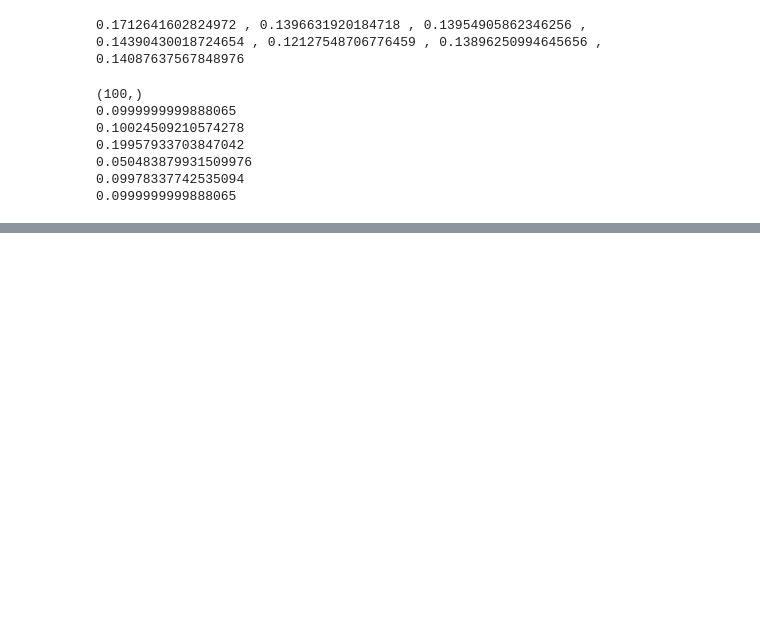
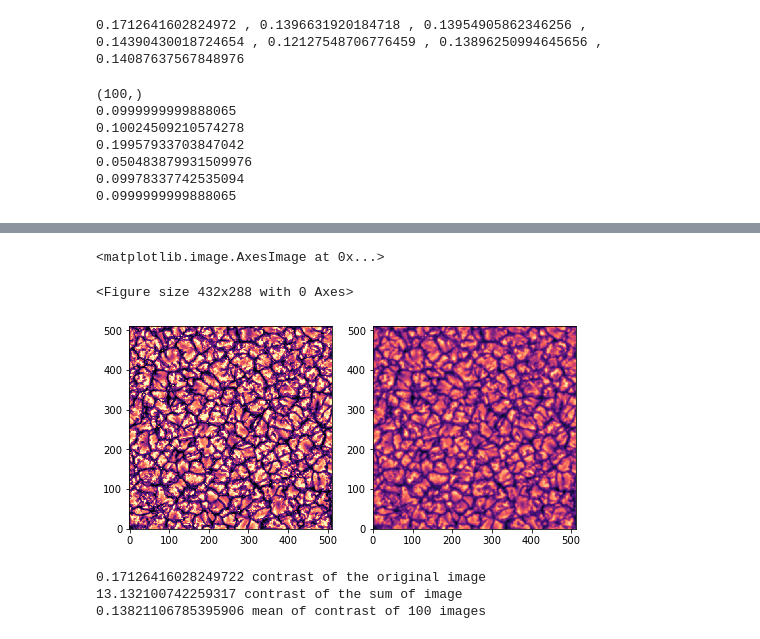
Before and after one commit to anmgomezmo/Homework-1-Solar-Astrophysics, a Jupyter notebook: Problem 1.ipynb, the cells around one changed output, grey strips where cells are left out. Cells and saved outputs as stored; diff of their text form; code cells hidden in the pictures; blank space fills up the shorter version.

Commit message:
Added contrast variations and fried parameter

```diff
--- a/Problem 1.ipynb
+++ b/Problem 1.ipynb
@@ -268,0 +292,17 @@ for i in range(0,100):
+# %%
+image_sum = 0
+std = np.zeros(100)
+mean = np.mean(image)
+for i in range(0,100):
+    aperture_sum = aperture*np.exp(1j*phase[i,:,:])
+    PSF_sum = (np.abs(np.fft.fft2(aperture_sum)))**2.0
+    PSF_sum = np.fft.fftshift(PSF_sum,axes=(0,1))
+    PSF_sum = PSF_sum[N//2-N_small//2:N//2+N_small//2,N//2-N_small//2:N//2+N_small//2]
+    f = interpolate.interp2d(theta,theta,PSF_sum)
+    PSF_sum_interpolate = f(grid_interpolate,grid_interpolate)
+    PSF_sum_interpolate /= np.sum(PSF_sum_interpolate)
+    image_smeared_sum = convolve2d(image,PSF_sum_interpolate,mode='same',boundary='symm')
+    image_smeared_sum /= mean
+    image_sum += image_smeared_sum
+    std[i] = np.std(image_smeared_sum)
+    print(std[i])
@@ -268,0 +327,21 @@ for i in range(0,100):
+# %%
+image /= mean
+
+plt.magma()
+plt.subplots(nrows=1, ncols=2, figsize=(8, 5), sharex=True, sharey=True)
+plt.subplot(121)
+plt.imshow(image,vmin=0.7,vmax=1.3,origin='lower')
+plt.subplot(122)
+plt.imshow(image_sum,origin='lower')
+# %% [output]
+<matplotlib.image.AxesImage at 0x...>
+<Figure size 432x288 with 0 Axes>
+[figure, added]
+# %%
+print(np.std(image),'contrast of the original image')
+print(np.std(image_sum),'contrast of the sum of image')
+print(np.mean(std),'mean of contrast of 100 images')
+# %% [output]
+0.17126416028249722 contrast of the original image
+13.132100742259317 contrast of the sum of image
+0.13821106785395906 mean of contrast of 100 images
```
Also changed, not shown: parts of 6 cells of this notebook, 2 other files.
